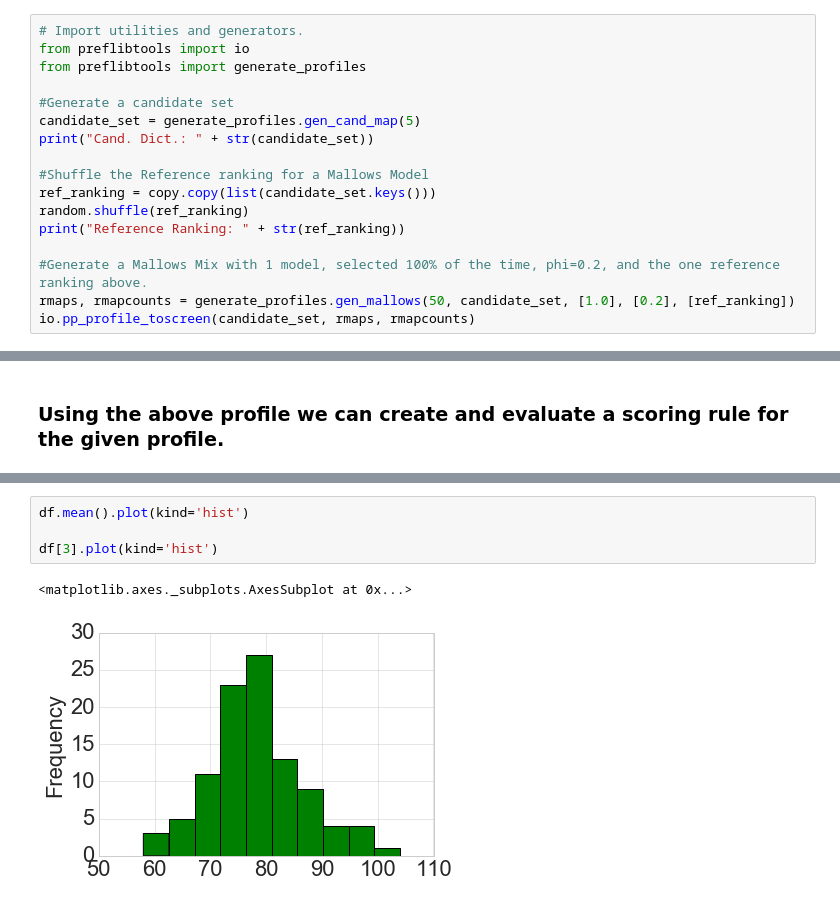
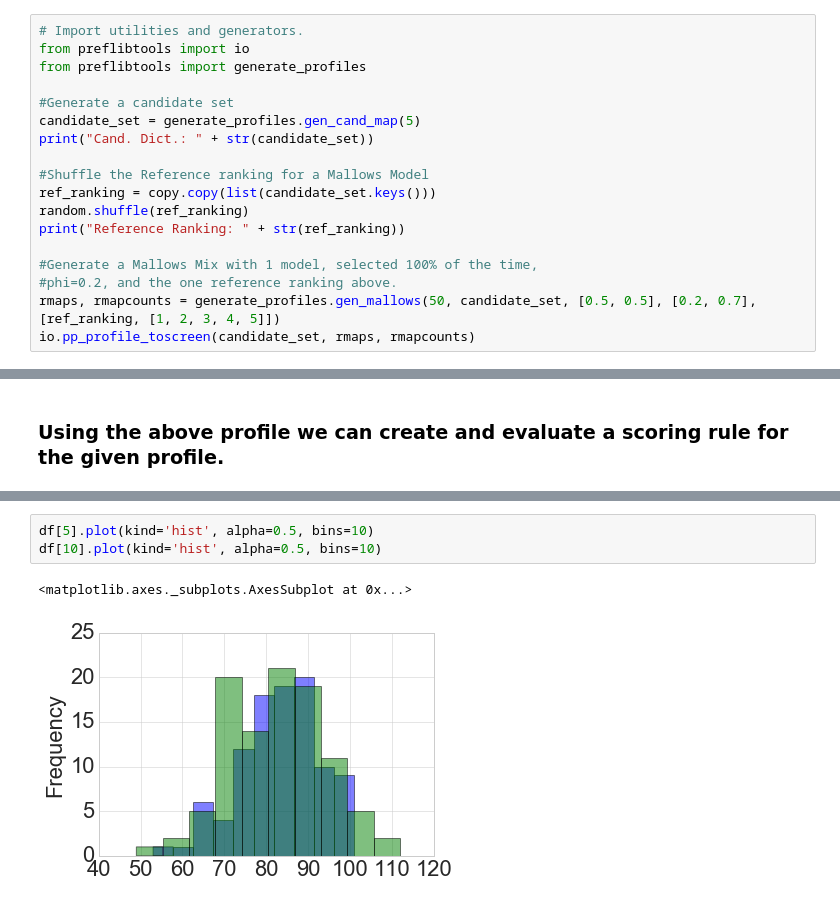
Before and after one commit to erelsgl/PrefLib-Tools, a Jupyter notebook: preflibtools/notebooks/MSS_16_Tutorial.ipynb, the cells around one changed output, grey strips where cells are left out. Cells and saved outputs as stored; diff of their text form.

```diff
--- a/preflibtools/notebooks/MSS_16_Tutorial.ipynb
+++ b/preflibtools/notebooks/MSS_16_Tutorial.ipynb
@@ -39,8 +39,9 @@ ref_ranking = copy.copy(list(candidate_set.keys()))
 random.shuffle(ref_ranking)
 print("Reference Ranking: " + str(ref_ranking))
 
-#Generate a Mallows Mix with 1 model, selected 100% of the time, phi=0.2, and the one reference ranking above.
-rmaps, rmapcounts = generate_profiles.gen_mallows(50, candidate_set, [1.0], [0.2], [ref_ranking])
+#Generate a Mallows Mix with 1 model, selected 100% of the time,
+#phi=0.2, and the one reference ranking above.
+rmaps, rmapcounts = generate_profiles.gen_mallows(50, candidate_set, [0.5, 0.5], [0.2, 0.7], [ref_ranking, [1, 2, 3, 4, 5]])
 io.pp_profile_toscreen(candidate_set, rmaps, rmapcounts)
 # %% [output]
 Cand. Dict.: {1: 'Candidate 1', 2: 'Candidate 2', 3: 'Candidate 3', 4: 'Candidate 4', 5: 'Candidate 5'}
@@ -217,7 +174,6 @@ dtype: float64
 # %%
-df.mean().plot(kind='hist')
-
-df[3].plot(kind='hist')
+df[5].plot(kind='hist', alpha=0.5, bins=10)
+df[10].plot(kind='hist', alpha=0.5, bins=10)
 # %% [output]
 <matplotlib.axes._subplots.AxesSubplot at 0x...>
-[figure, old version]
+[figure, new version]
```
Also changed, not shown: parts of 13 cells of this notebook, 1 other file.
